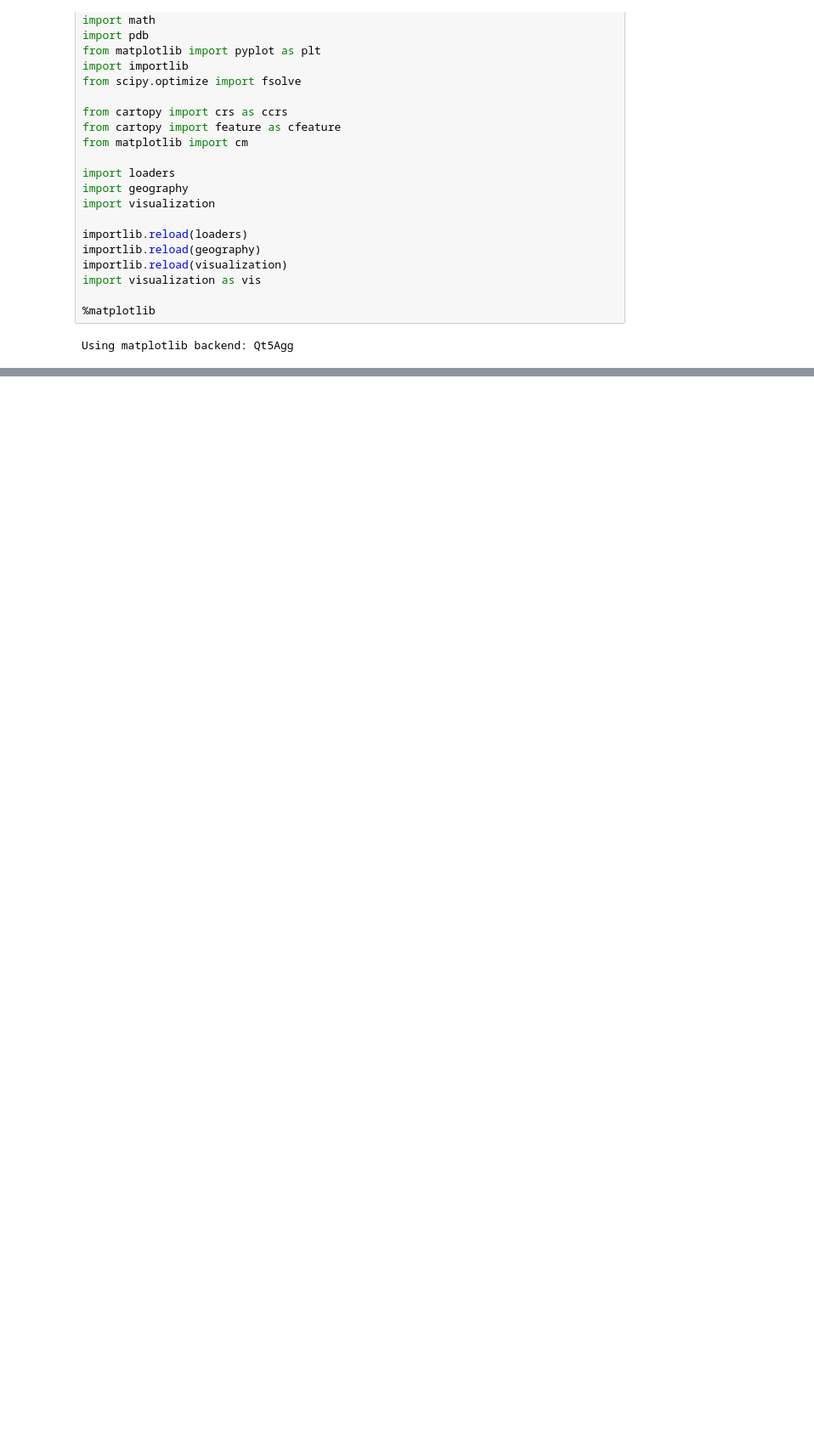
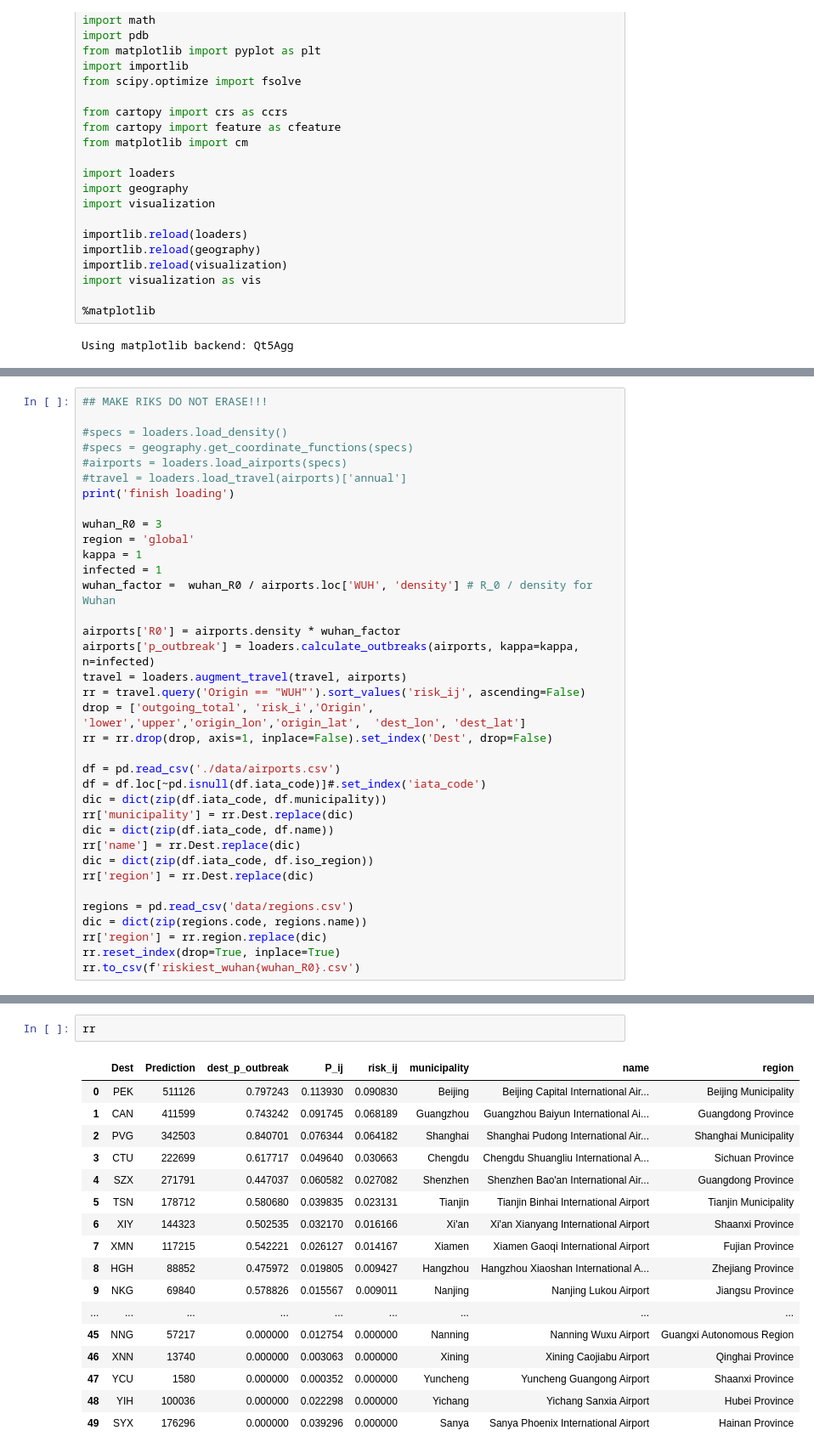
Before and after one commit to yairdaon/infections, a Jupyter notebook: parsers.ipynb, the cells around one changed output, grey strips where cells are left out. Shown: that part at 85% size. Saved outputs shown, nothing was run; the diff lists cells and outputs as text; blank space fills up the shorter version.

```diff
--- a/parsers.ipynb
+++ b/parsers.ipynb
@@ -81,0 +28,36 @@ Plotting density
+# %%
+## MAKE RIKS DO NOT ERASE!!!
+
+#specs = loaders.load_density()
+#specs = geography.get_coordinate_functions(specs)
+#airports = loaders.load_airports(specs)
+#travel = loaders.load_travel(airports)['annual']
+print('finish loading')
+
+wuhan_R0 = 3
+region = 'global'
+kappa = 1
+infected = 1
+wuhan_factor =  wuhan_R0 / airports.loc['WUH', 'density'] # R_0 / density for Wuhan
+
+airports['R0'] = airports.density * wuhan_factor
+airports['p_outbreak'] = loaders.calculate_outbreaks(airports, kappa=kappa, n=infected)
+travel = loaders.augment_travel(travel, airports)
+rr = travel.query('Origin == "WUH"').sort_values('risk_ij', ascending=False)
+drop = ['outgoing_total', 'risk_i','Origin', 'lower','upper','origin_lon','origin_lat',	'dest_lon',	'dest_lat']
+rr = rr.drop(drop, axis=1, inplace=False).set_index('Dest', drop=False)
+
+df = pd.read_csv('./data/airports.csv')
+df = df.loc[~pd.isnull(df.iata_code)]#.set_index('iata_code')
+dic = dict(zip(df.iata_code, df.municipality))
+rr['municipality'] = rr.Dest.replace(dic)
+dic = dict(zip(df.iata_code, df.name))
+rr['name'] = rr.Dest.replace(dic)
+dic = dict(zip(df.iata_code, df.iso_region))
+rr['region'] = rr.Dest.replace(dic)
+
+regions = pd.read_csv('data/regions.csv')
+dic = dict(zip(regions.code, regions.name))
+rr['region'] = rr.region.replace(dic)
+rr.reset_index(drop=True, inplace=True)
+rr.to_csv(f'riskiest_wuhan{wuhan_R0}.csv')
@@ -81,0 +66,20 @@ Plotting density
+# %%
+rr
+# %% [output]
+|  | Dest | Prediction | dest_p_outbreak | P_ij | risk_ij | municipality | name | region |
+| 0 | PEK | 511126 | 0.797243 | 0.113930 | 0.090830 | Beijing | Beijing Capital International Air... | Beijing Municipality |
+| 1 | CAN | 411599 | 0.743242 | 0.091745 | 0.068189 | Guangzhou | Guangzhou Baiyun International Ai... | Guangdong Province |
+| 2 | PVG | 342503 | 0.840701 | 0.076344 | 0.064182 | Shanghai | Shanghai Pudong International Air... | Shanghai Municipality |
+| 3 | CTU | 222699 | 0.617717 | 0.049640 | 0.030663 | Chengdu | Chengdu Shuangliu International A... | Sichuan Province |
+| 4 | SZX | 271791 | 0.447037 | 0.060582 | 0.027082 | Shenzhen | Shenzhen Bao'an International Air... | Guangdong Province |
+| 5 | TSN | 178712 | 0.580680 | 0.039835 | 0.023131 | Tianjin | Tianjin Binhai International Airport | Tianjin Municipality |
+| 6 | XIY | 144323 | 0.502535 | 0.032170 | 0.016166 | Xi'an | Xi'an Xianyang International Airport | Shaanxi Province |
+| 7 | XMN | 117215 | 0.542221 | 0.026127 | 0.014167 | Xiamen | Xiamen Gaoqi International Airport | Fujian Province |
+| 8 | HGH | 88852 | 0.475972 | 0.019805 | 0.009427 | Hangzhou | Hangzhou Xiaoshan International A... | Zhejiang Province |
+| 9 | NKG | 69840 | 0.578826 | 0.015567 | 0.009011 | Nanjing | Nanjing Lukou Airport | Jiangsu Province |
+| ... | ... | ... | ... | ... | ... | ... | ... | ... |
+| 45 | NNG | 57217 | 0.000000 | 0.012754 | 0.000000 | Nanning | Nanning Wuxu Airport | Guangxi Autonomous Region |
+| 46 | XNN | 13740 | 0.000000 | 0.003063 | 0.000000 | Xining | Xining Caojiabu Airport | Qinghai Province |
+| 47 | YCU | 1580 | 0.000000 | 0.000352 | 0.000000 | Yuncheng | Yuncheng Guangong Airport | Shaanxi Province |
+| 48 | YIH | 100036 | 0.000000 | 0.022298 | 0.000000 | Yichang | Yichang Sanxia Airport | Hubei Province |
+| 49 | SYX | 176296 | 0.000000 | 0.039296 | 0.000000 | Sanya | Sanya Phoenix International Airport | Hainan Province |
```
Also changed, not shown: parts of 5 cells of this notebook, 4 other files.
